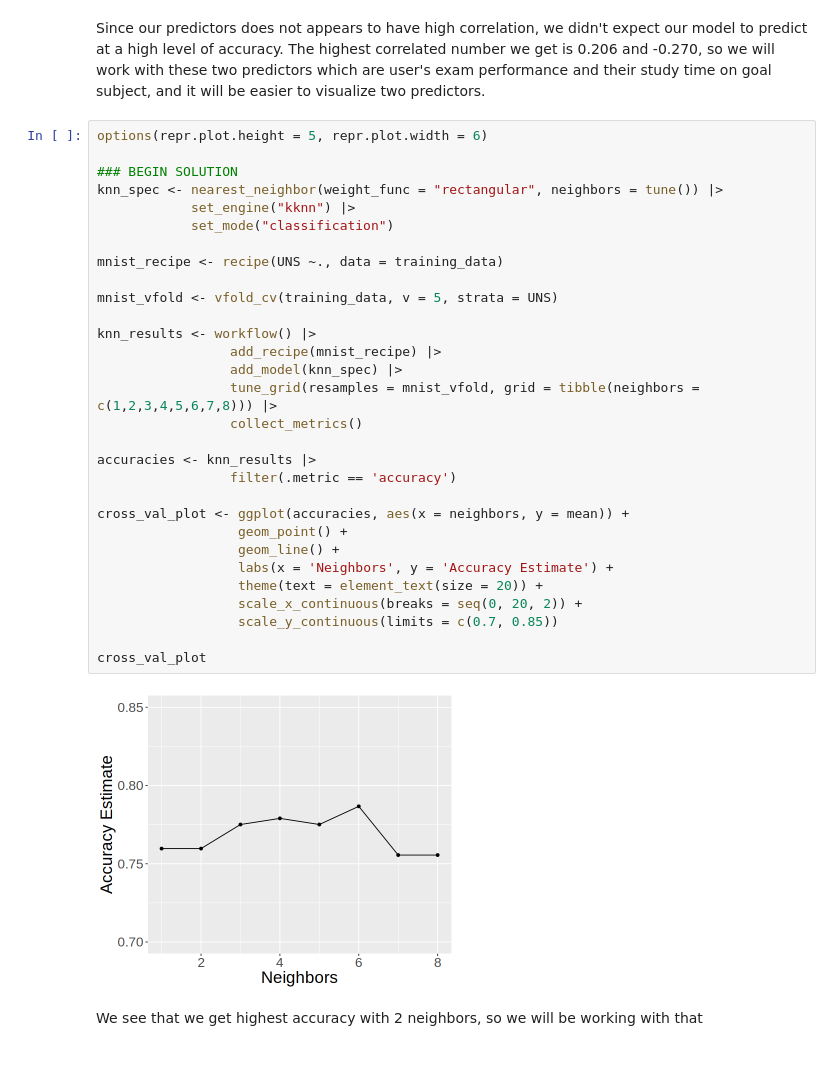
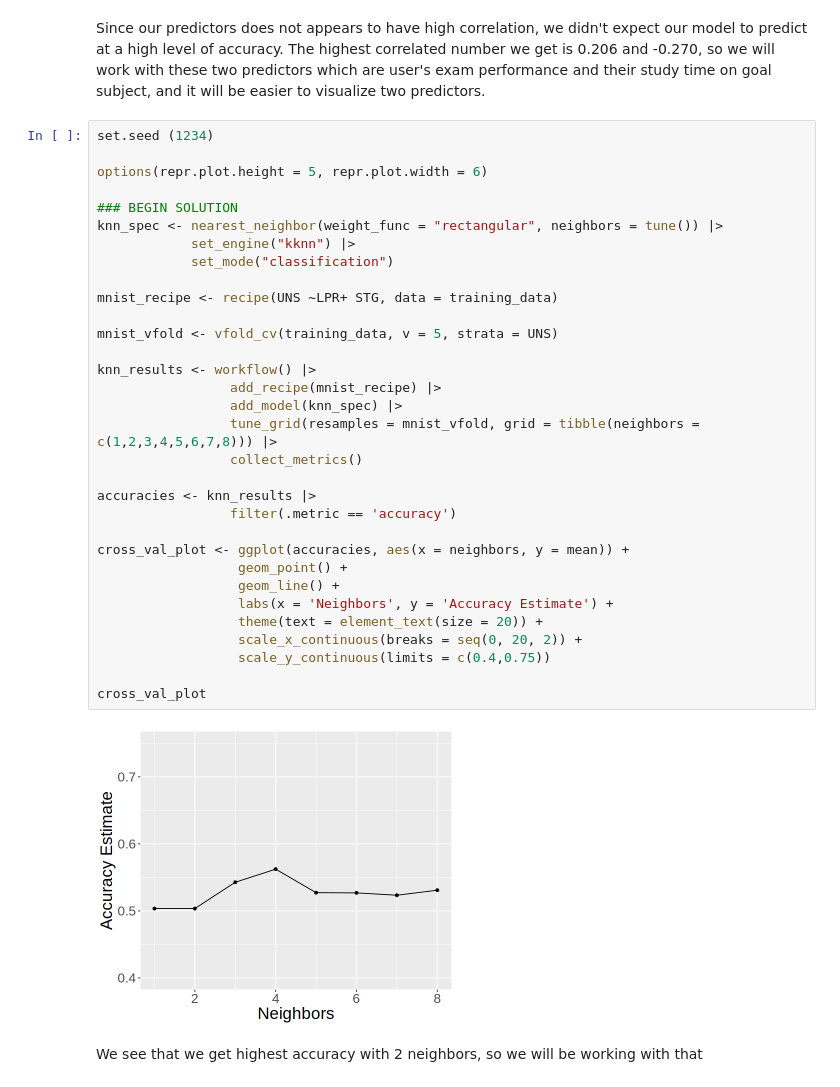
Before and after one commit to thisisyifulin/group_contract, a Jupyter notebook: project_proposal.ipynb, the cells around one changed output. Cells and saved outputs as stored; diff of their text form.

```diff
--- a/project_proposal.ipynb
+++ b/project_proposal.ipynb
@@ -319,37 +280,39 @@ pairplot
 # %% [markdown]
 Since our predictors does not appears to have high correlation, we didn't expect our model to predict at a high level of accuracy. The highest correlated number we get is 0.206 and -0.270, so we will work with these two predictors which are user's exam performance and their study time on goal subject, and it will be easier to visualize two predictors.
 # %%
+set.seed (1234)
+
 options(repr.plot.height = 5, repr.plot.width = 6)
 
 ### BEGIN SOLUTION
 knn_spec <- nearest_neighbor(weight_func = "rectangular", neighbors = tune()) |>
             set_engine("kknn") |>
             set_mode("classification")
 
-mnist_recipe <- recipe(UNS ~., data = training_data)
+mnist_recipe <- recipe(UNS ~LPR+ STG, data = training_data)
 
 mnist_vfold <- vfold_cv(training_data, v = 5, strata = UNS)
 
 knn_results <- workflow() |>
                  add_recipe(mnist_recipe) |>
                  add_model(knn_spec) |>
                  tune_grid(resamples = mnist_vfold, grid = tibble(neighbors = c(1,2,3,4,5,6,7,8))) |>
                  collect_metrics()
 
 accuracies <- knn_results |>
                  filter(.metric == 'accuracy')
 
 cross_val_plot <- ggplot(accuracies, aes(x = neighbors, y = mean)) +
                   geom_point() +
                   geom_line() +
                   labs(x = 'Neighbors', y = 'Accuracy Estimate') +
                   theme(text = element_text(size = 20)) +
                   scale_x_continuous(breaks = seq(0, 20, 2)) +
-                  scale_y_continuous(limits = c(0.7, 0.85))
+                  scale_y_continuous(limits = c(0.4,0.75))
 
 cross_val_plot
 # %% [output]
-[figure, old version]
+[figure, new version]
 # %% [markdown]
 We see that we get highest accuracy with 2 neighbors, so we will be working with that
 # %%
```
Also changed, not shown: parts of 9 cells of this notebook.
